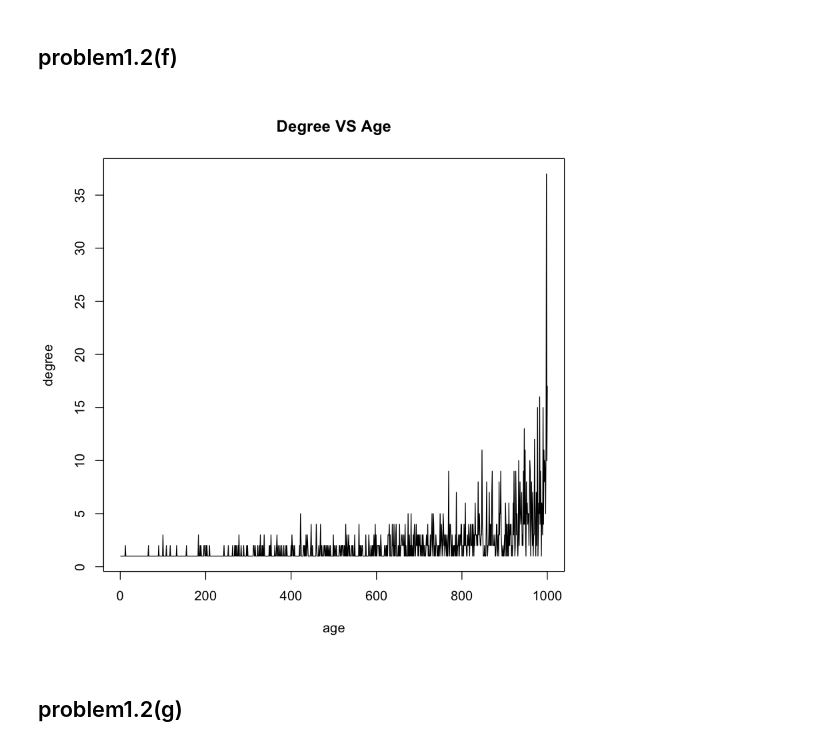
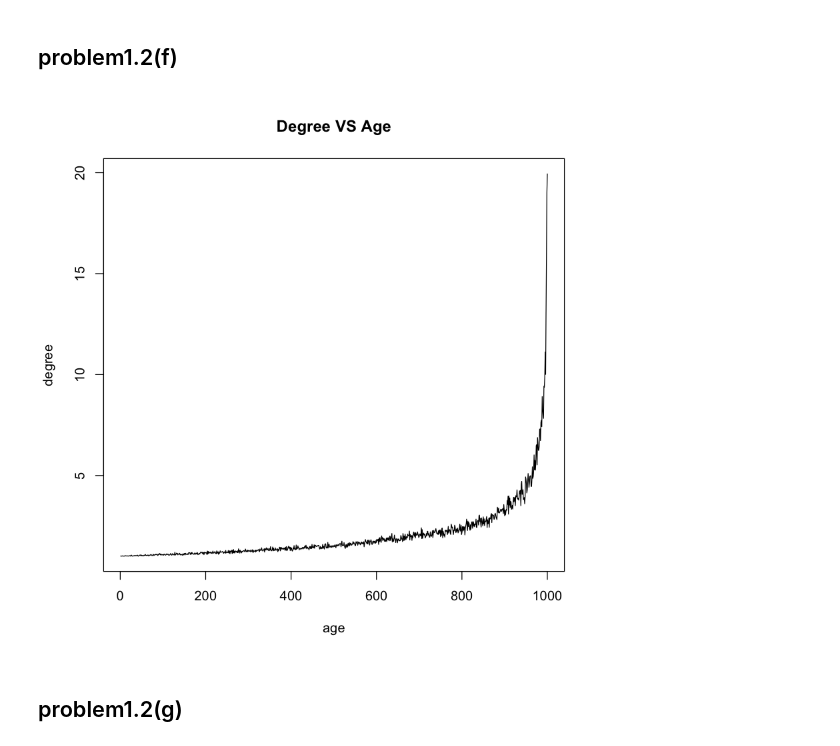
Before and after one commit to Jinxiatucla/232E, a Jupyter notebook: Project1/problem1.ipynb, the cells around one changed output. Drawn from its saved outputs; the diff is of its cells as text; code cells hidden in the pictures.

```diff
--- a/Project1/problem1.ipynb
+++ b/Project1/problem1.ipynb
@@ -265,9 +265,14 @@ problem1.2(f)
 ---
 # %%
 g <- barabasi.game(1000, m=1, directed=F)
-plot(1000:1,degree(g),main="Degree VS Age",xlab="age",ylab="degree",type="l")
+deg <- degree(g)
+for(i in 1:100){
+    g <- barabasi.game(1000, m=1, directed=F)
+    deg <- degree(g)+deg
+}
+plot(1000:1,deg/100,main="Degree VS Age",xlab="age",ylab="degree",type="l")
 # %% [output]
-[figure, old version]
+[figure, new version]
 # %% [markdown]
 problem1.2(g)
 ---
```
